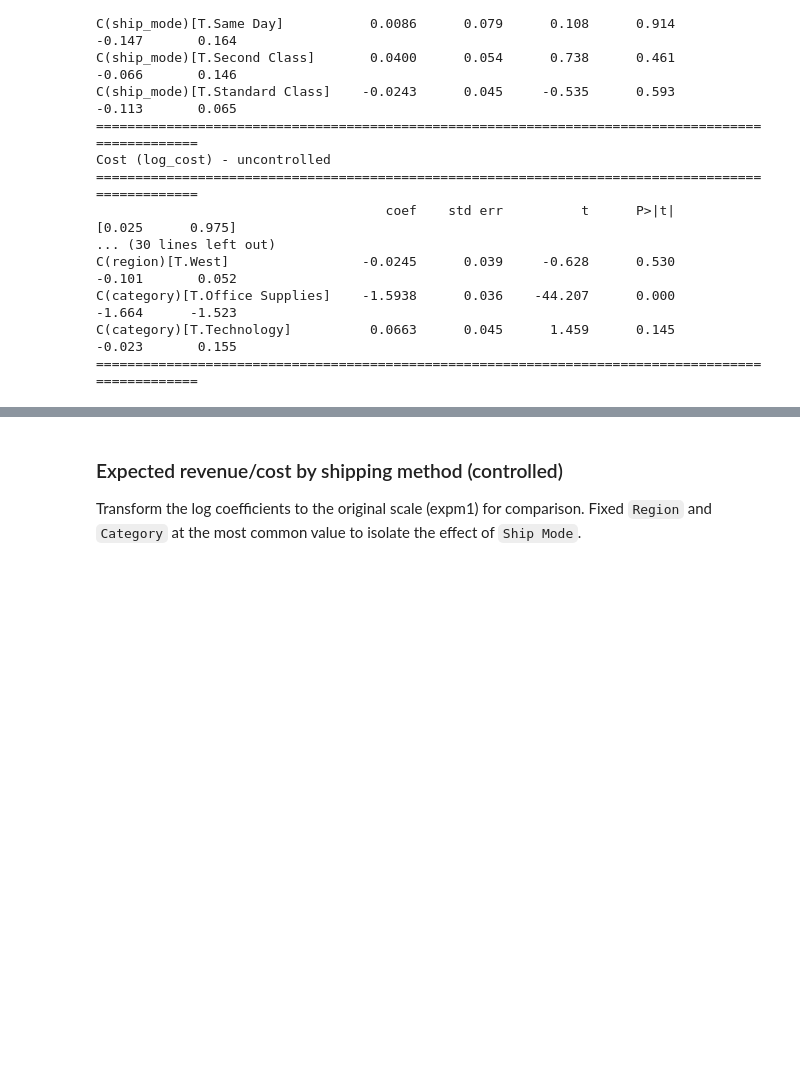
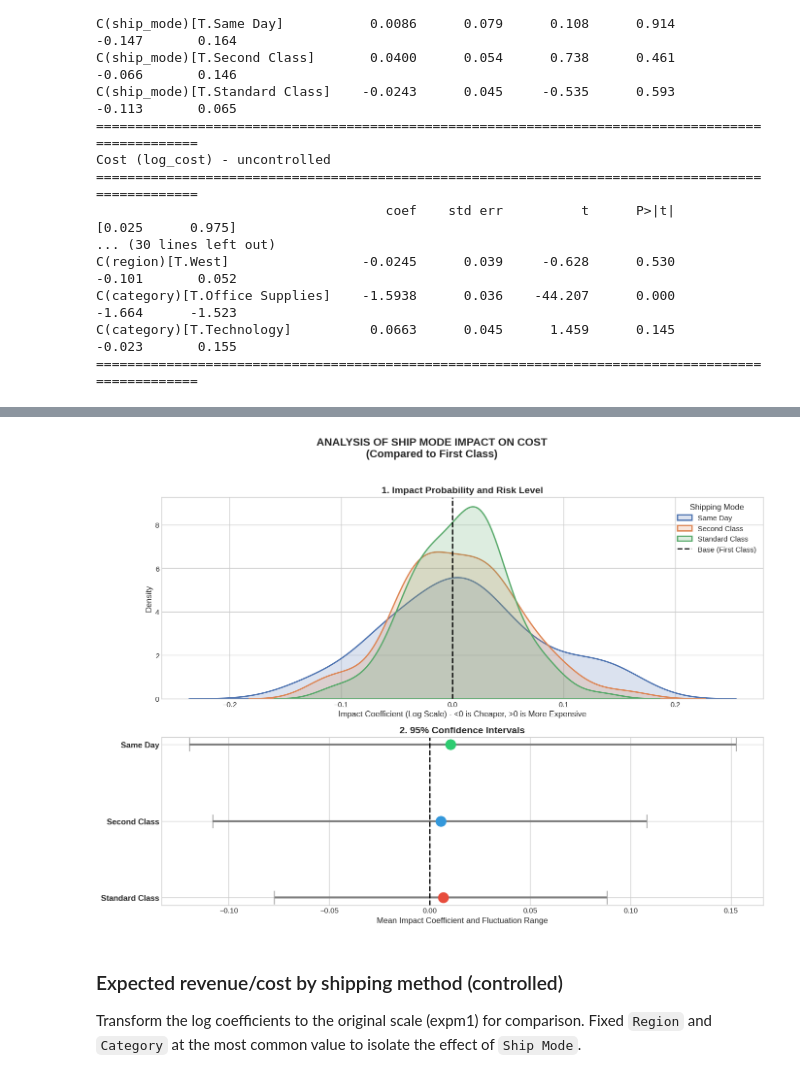
Before and after one commit to bunbohue19/IT5425E_Data-Management-Visualization, a Jupyter notebook: Project/src/2_Analysis-problems/3.ipynb, the cells around one changed output, grey strips where cells are left out. Saved outputs shown, nothing was run; the diff lists cells and outputs as text; code cells hidden in the pictures; blank space fills up the shorter version.

```diff
--- a/Project/src/2_Analysis-problems/3.ipynb
+++ b/Project/src/2_Analysis-problems/3.ipynb
@@ -98,3 +141,94 @@ C(category)[T.Technology]          0.0663      0.045      1.459      0.145
+# %%
+import pandas as pd
+import numpy as np
+import matplotlib.pyplot as plt
+import seaborn as sns
+import statsmodels.formula.api as smf
+from tqdm import tqdm
+
+# Display Configuration
+plt.style.use('seaborn-v0_8-whitegrid')
+plt.rcParams['figure.figsize'] = (14, 10)
+
+# 1. READ AND PROCESS DATA
+file_path = '/kaggle/input/retail-supply-chain-sales-analysis/Retails Order Full Dataset.csv'
+df_orders = pd.read_csv(file_path)
+
+def prepare_data(df):
+    df_clean = df.copy()
+    for col in ['Sales', 'Profit']:
+        if df_clean[col].dtype == 'object':
+            df_clean[col] = df_clean[col].astype(str).str.replace(',', '').str.replace('$', '', regex=False)
+        df_clean[col] = pd.to_numeric(df_clean[col], errors='coerce')
+
+    df_clean = df_clean.dropna(subset=['Ship Mode', 'Sales', 'Profit', 'Region', 'Category'])
+    df_clean['Cost'] = df_clean['Sales'] - df_clean['Profit']
+
+    df_clean.rename(columns={'Ship Mode': 'ShipMode', 'Region': 'Region', 'Category': 'Category'}, inplace=True)
+    df_clean['log_cost'] = np.log1p(df_clean['Cost'].clip(lower=0))
+    return df_clean
+
+df_model = prepare_data(df_orders)
+
+# 2. RUN BOOTSTRAP
+N_BOOTSTRAPS = 100
+bootstrap_coefs = []
+formula = 'log_cost ~ C(ShipMode) + C(Region) + C(Category)'
+
+for i in range(N_BOOTSTRAPS):
+    try:
+        sample_df = df_model.sample(frac=1.0, replace=True)
+        model = smf.ols(formula, data=sample_df).fit()
+        params = model.params
+        ship_mode_params = params[params.index.str.contains("ShipMode")]
+        bootstrap_coefs.append(ship_mode_params)
+    except:
+        continue
+
+df_boot_results = pd.DataFrame(bootstrap_coefs)
+df_boot_results.columns = [col.split('[T.')[1].replace(']', '') for col in df_boot_results.columns]
+
+# 3. PLOT CHARTS (FIXED)
+fig, axes = plt.subplots(2, 1, height_ratios=[1.2, 1], figsize=(14, 10))
+fig.suptitle('ANALYSIS OF SHIP MODE IMPACT ON COST\n(Compared to First Class)',
+             fontsize=16, fontweight='bold', y=1.02)
+
+# Chart 1: KDE Plot
+ax1 = axes[0]
+for col in df_boot_results.columns:
+    sns.kdeplot(df_boot_results[col], ax=ax1, fill=True, alpha=0.2, linewidth=2, label=col)
+ax1.axvline(0, color='black', linestyle='--', linewidth=2, label='Base (First Class)')
+ax1.set_title("1. Impact Probability and Risk Level", fontsize=14, fontweight='bold')
+ax1.set_xlabel("Impact Coefficient (Log Scale) - <0 is Cheaper, >0 is More Expensive")
+ax1.legend(title="Shipping Mode")
+
+# Chart 2: Confidence Intervals
+ax2 = axes[1]
+means = df_boot_results.mean()
+errors = [means - df_boot_results.quantile(0.025), df_boot_results.quantile(0.975) - means]
+# Colors for points
+colors = ['#2ecc71', '#3498db', '#e74c3c']
+y_positions = range(len(means))
+
+# Fix: Use a single color for error bars to avoid ValueError
+ax2.errorbar(means, y_positions, xerr=errors, fmt='o', markersize=0, # Hide markers here
+             capsize=10, linewidth=3, color='gray', ecolor='gray')
+
+# Plot colored points on top
+for i, (mean, color) in enumerate(zip(means, colors)):
+    ax2.plot(mean, i, 'o', markersize=15, color=color)
+
+ax2.axvline(0, color='black', linestyle='--', linewidth=2)
+ax2.set_yticks(y_positions)
+ax2.set_yticklabels(df_boot_results.columns, fontsize=12, fontweight='bold')
+ax2.invert_yaxis()
+ax2.set_title("2. 95% Confidence Intervals", fontsize=14, fontweight='bold')
+ax2.set_xlabel("Mean Impact Coefficient and Fluctuation Range")
+
+plt.tight_layout()
+plt.show()
+# %% [output]
+[figure, added]
 # %% [markdown]
 ### Expected revenue/cost by shipping method (controlled)
 Transform the log coefficients to the original scale (expm1) for comparison.
```
Also changed, not shown: parts of 17 cells of this notebook.
